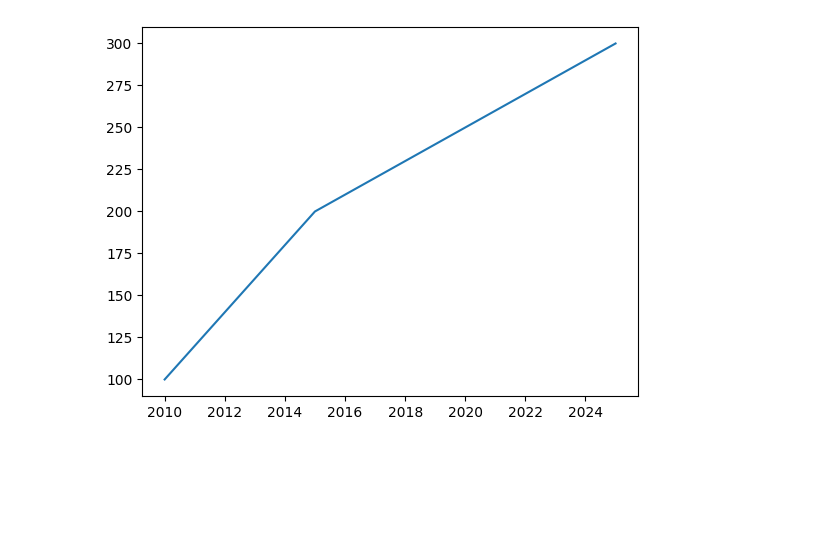
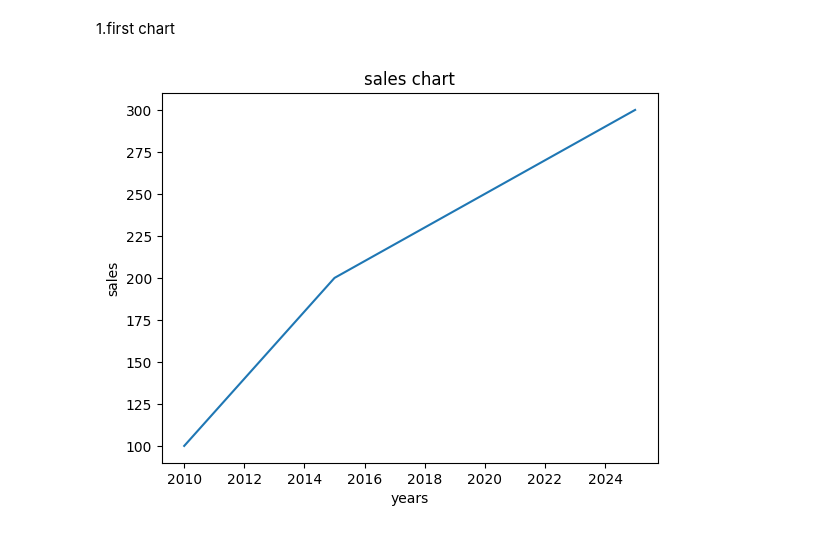
Before and after one commit to Devendra-stack/data-science-45days, a Jupyter notebook: day10.ipynb, the cells around one changed output. Drawn from its saved outputs; the diff is of its cells as text; code cells hidden in the pictures; blank space fills up the shorter version.

```diff
--- a/day10.ipynb
+++ b/day10.ipynb
@@ -12,12 +12,17 @@ Requirement already satisfied: pillow>=8 in /usr/local/lib/python3.12/dist-packa
 Requirement already satisfied: pyparsing>=2.3.1 in /usr/local/lib/python3.12/dist-packages (from matplotlib) (3.3.2)
 Requirement already satisfied: python-dateutil>=2.7 in /usr/local/lib/python3.12/dist-packages (from matplotlib) (2.9.0.post0)
 Requirement already satisfied: six>=1.5 in /usr/local/lib/python3.12/dist-packages (from python-dateutil>=2.7->matplotlib) (1.17.0)
+# %% [markdown]
+1.first chart
 # %%
 #create first chart
 import matplotlib.pyplot as plt #visualization
 x=[2010,2015,2020,2025] # x ->cordinate
 y = [100,200,250,300] # y->coordinate
 plt.plot(x,y) # line graph
+plt.xlabel("years")
+plt.ylabel("sales")
+plt.title("sales chart")
 plt.show() #show graph
 # %% [output]
-[figure, old version]
+[figure, new version]
```
Also changed, not shown: parts of 6 cells of this notebook.
